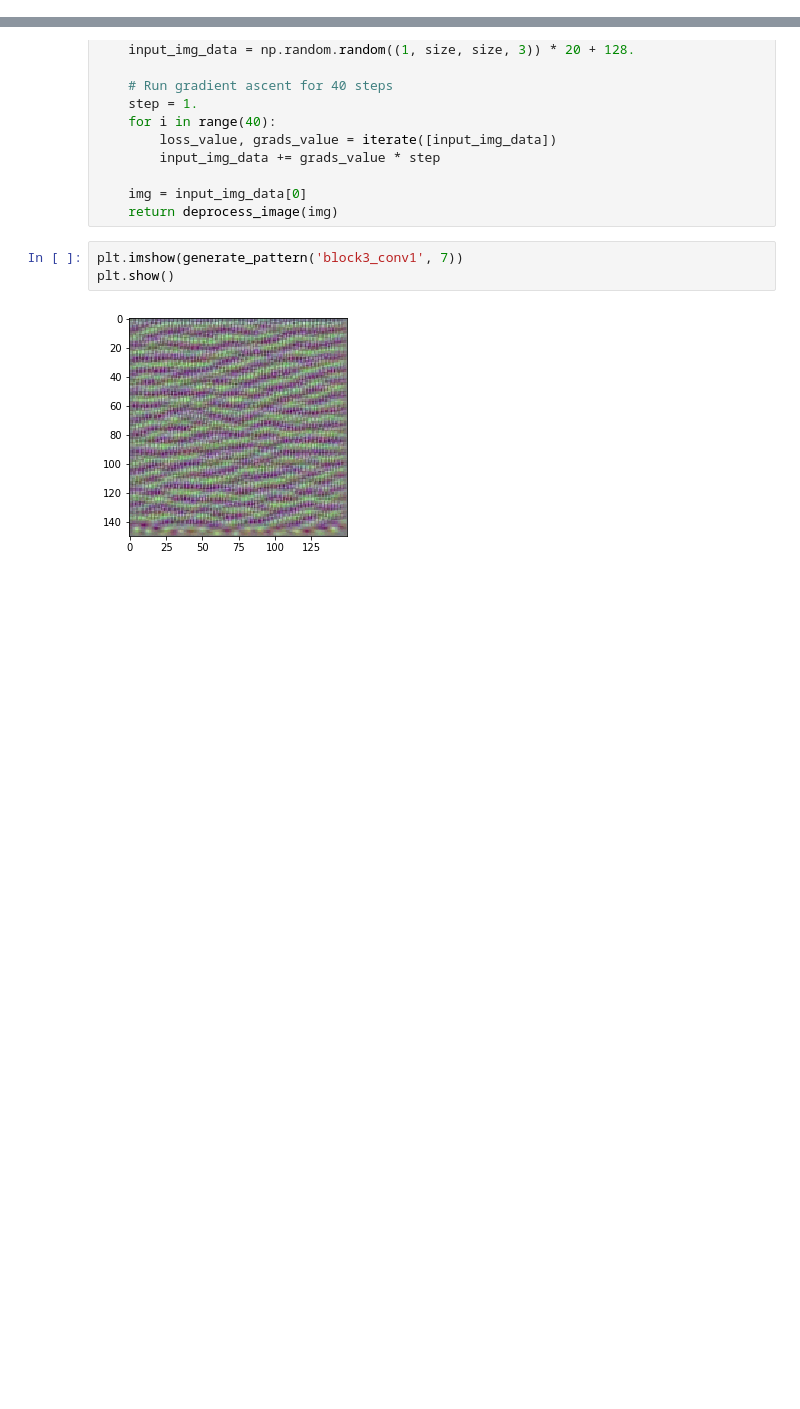
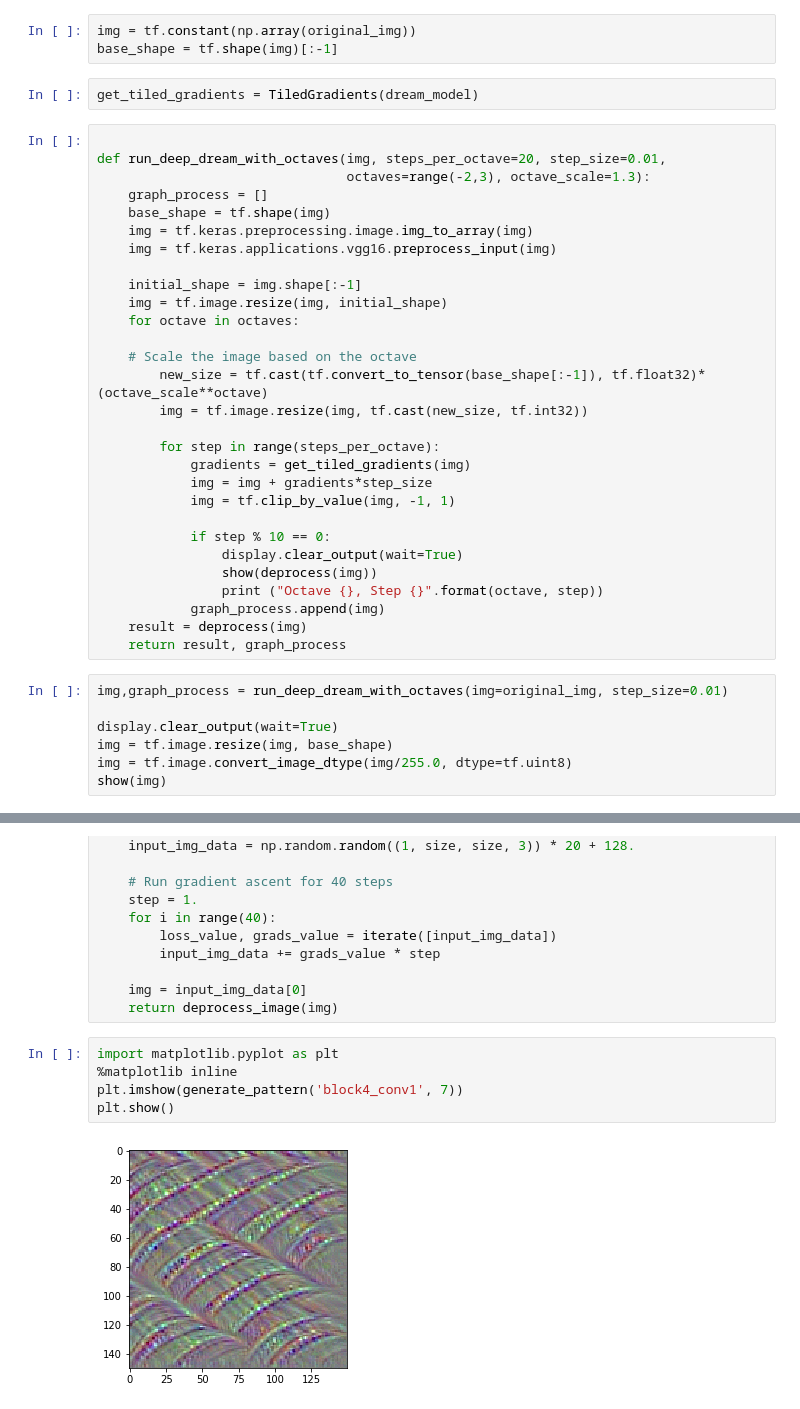
Before and after one commit to QunYex/DeepLearningLab, a Jupyter notebook: Lab1/Lab1.ipynb, the cells around one changed output, grey strips where cells are left out. Drawn from its saved outputs; the diff is of its cells as text; blank space fills up the shorter version.

```diff
--- a/Lab1/Lab1.ipynb
+++ b/Lab1/Lab1.ipynb
@@ -154,0 +141,41 @@ Downloading data from https://github.com/fchollet/deep-learning-models/releases/
+# %%
+img = tf.constant(np.array(original_img))
+base_shape = tf.shape(img)[:-1]
+# %%
+get_tiled_gradients = TiledGradients(dream_model)
+# %%
+
+def run_deep_dream_with_octaves(img, steps_per_octave=20, step_size=0.01,
+                                octaves=range(-2,3), octave_scale=1.3):
+    graph_process = []
+    base_shape = tf.shape(img)
+    img = tf.keras.preprocessing.image.img_to_array(img)
+    img = tf.keras.applications.vgg16.preprocess_input(img)
+
+    initial_shape = img.shape[:-1]
+    img = tf.image.resize(img, initial_shape)
+    for octave in octaves:
+
+    # Scale the image based on the octave
+        new_size = tf.cast(tf.convert_to_tensor(base_shape[:-1]), tf.float32)*(octave_scale**octave)
+        img = tf.image.resize(img, tf.cast(new_size, tf.int32))
+
+        for step in range(steps_per_octave):
+            gradients = get_tiled_gradients(img)
+            img = img + gradients*step_size
+            img = tf.clip_by_value(img, -1, 1)
+
+            if step % 10 == 0:
+                display.clear_output(wait=True)
+                show(deprocess(img))
+                print ("Octave {}, Step {}".format(octave, step))
+            graph_process.append(img)
+    result = deprocess(img)
+    return result, graph_process
+# %%
+img,graph_process = run_deep_dream_with_octaves(img=original_img, step_size=0.01)
+
+display.clear_output(wait=True)
+img = tf.image.resize(img, base_shape)
+img = tf.image.convert_image_dtype(img/255.0, dtype=tf.uint8)
+show(img)
@@ -195,8 +248,10 @@ def generate_pattern(layer_name, filter_index, size=150):
     img = input_img_data[0]
     return deprocess_image(img)
 # %%
-plt.imshow(generate_pattern('block3_conv1', 7))
+import matplotlib.pyplot as plt
+%matplotlib inline
+plt.imshow(generate_pattern('block4_conv1', 7))
 plt.show()
 # %% [output]
-[figure, old version]
+[figure, new version]
 # %%
```
Also changed, not shown: parts of 36 cells of this notebook.
